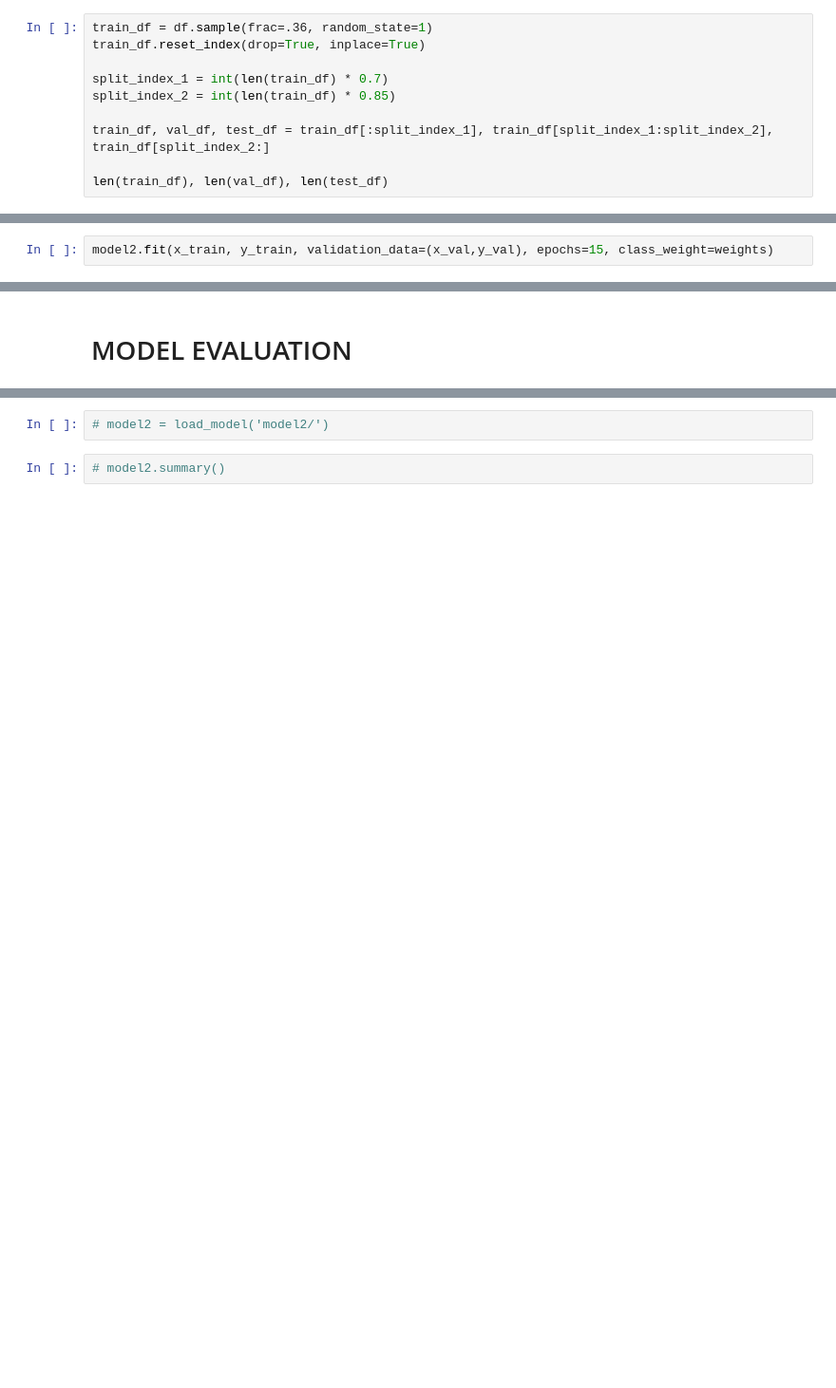
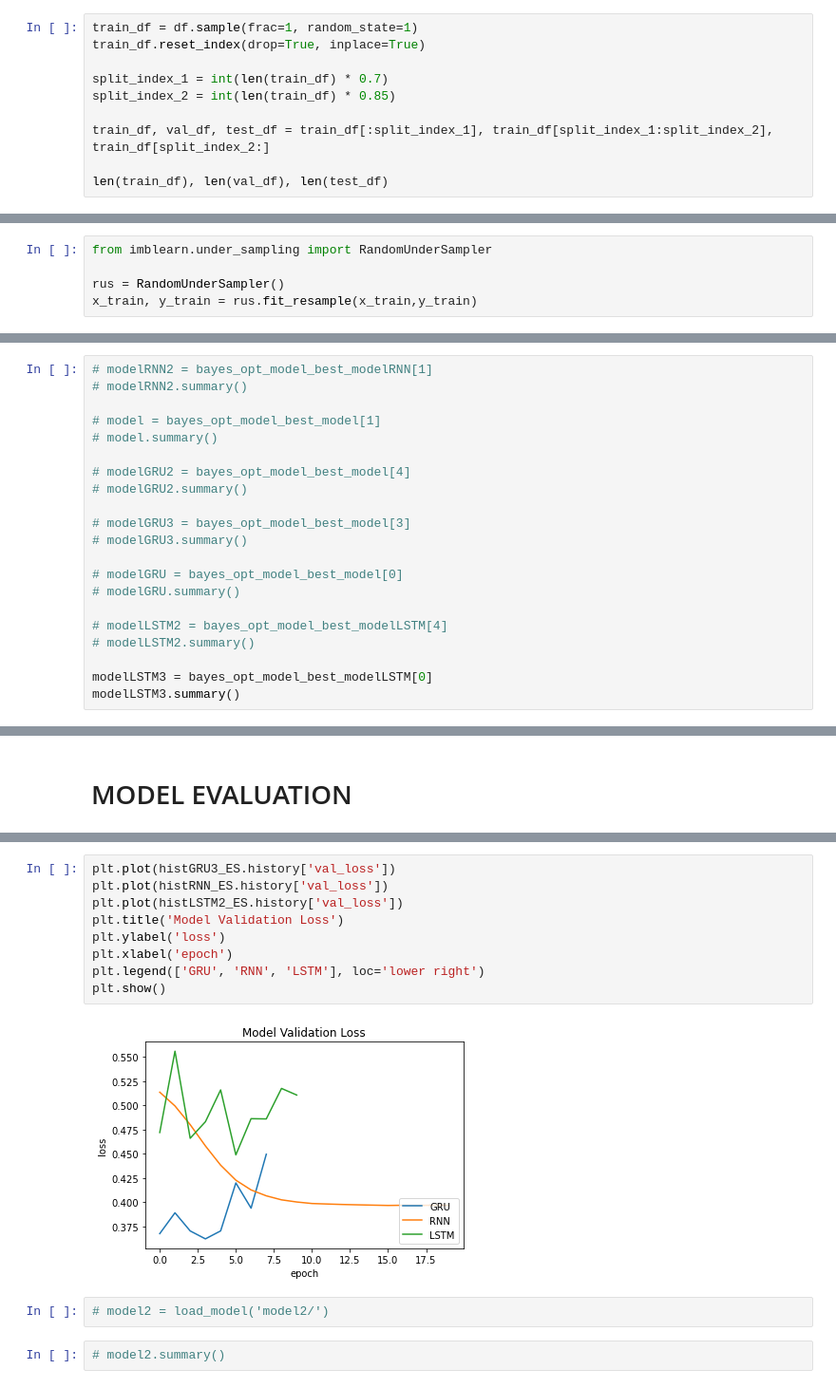
Before and after one commit to ikhsanmlana/SentimentAnalysis_Chefeed, a Jupyter notebook: sa_foodreview.ipynb, the cells around one changed output, grey strips where cells are left out. Shown at 95% size. Drawn from its saved outputs; the diff is of its cells as text; blank space fills up the shorter version.

```diff
--- a/sa_foodreview.ipynb
+++ b/sa_foodreview.ipynb
@@ -277,7 +274,7 @@ def map_input_output(df):
 
     return input_text, label
 # %%
-train_df = df.sample(frac=.36, random_state=1)
+train_df = df.sample(frac=1, random_state=1)
 train_df.reset_index(drop=True, inplace=True)
 
 split_index_1 = int(len(train_df) * 0.7)
@@ -452 +449,6 @@ class_freq
 Name: is_positive, dtype: int64
+# %%
+from imblearn.under_sampling import RandomUnderSampler
+
+rus = RandomUnderSampler()
+x_train, y_train = rus.fit_resample(x_train,y_train)
@@ -577,2 +619,0 @@ WARNING:tensorflow:Value in checkpoint could not be found in the restored object
-# %%
-model2.fit(x_train, y_train, validation_data=(x_val,y_val), epochs=15, class_weight=weights)
@@ -597,0 +659,21 @@ Epoch 15/15
+# %%
+# modelRNN2 = bayes_opt_model_best_modelRNN[1]
+# modelRNN2.summary()
+
+# model = bayes_opt_model_best_model[1]
+# model.summary()
+
+# modelGRU2 = bayes_opt_model_best_model[4]
+# modelGRU2.summary()
+
+# modelGRU3 = bayes_opt_model_best_model[3]
+# modelGRU3.summary()
+
+# modelGRU = bayes_opt_model_best_model[0]
+# modelGRU.summary()
+
+# modelLSTM2 = bayes_opt_model_best_modelLSTM[4]
+# modelLSTM2.summary()
+
+modelLSTM3 = bayes_opt_model_best_modelLSTM[0]
+modelLSTM3.summary()
@@ -639,3 +875,14 @@ model.evaluate(x_test, y_test)
+# %%
+plt.plot(histGRU3_ES.history['val_loss'])
+plt.plot(histRNN_ES.history['val_loss'])
+plt.plot(histLSTM2_ES.history['val_loss'])
+plt.title('Model Validation Loss')
+plt.ylabel('loss')
+plt.xlabel('epoch')
+plt.legend(['GRU', 'RNN', 'LSTM'], loc='lower right')
+plt.show()
+# %% [output]
+[figure, added]
 # %%
 # model2 = load_model('model2/')
 # %%
```
Also changed, not shown: parts of 31 cells of this notebook, 3 other files.
